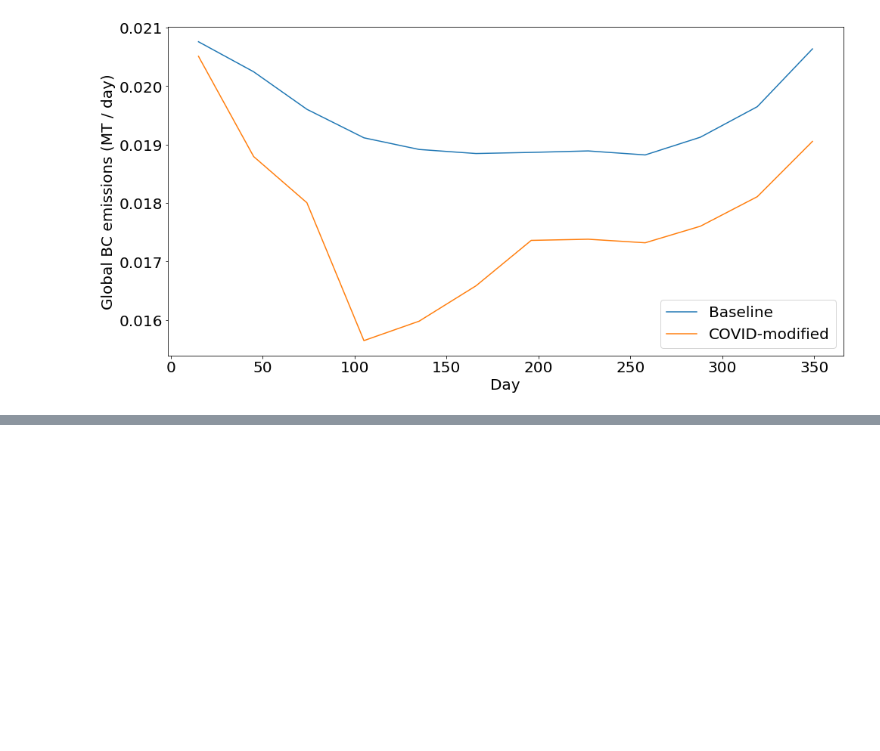
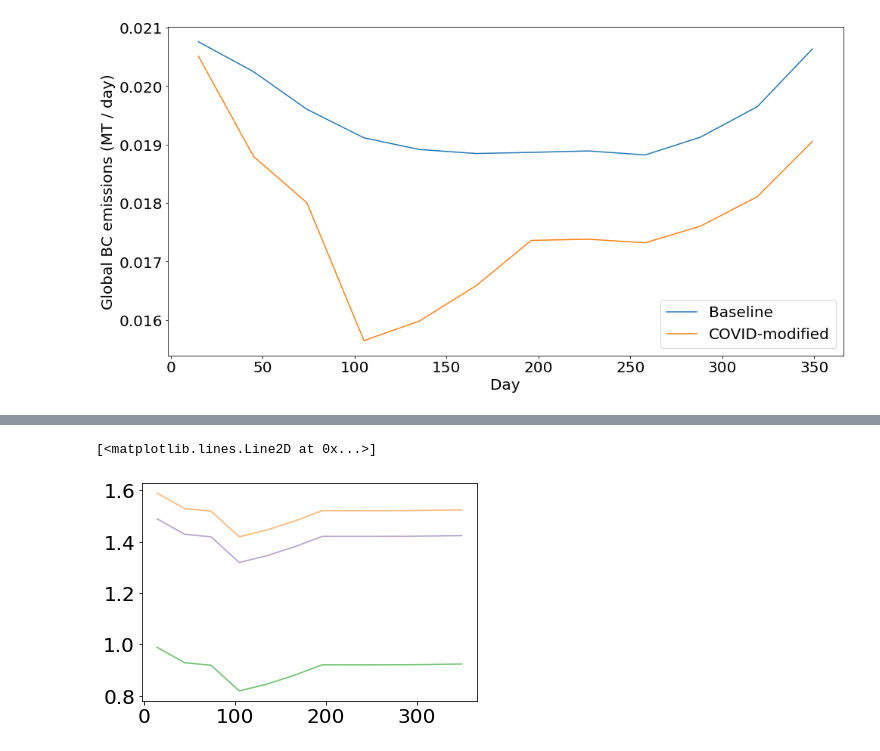
Before and after one commit to Rlamboll/modify_COVID19_netCDF_Emissions, a Jupyter notebook: calculations/Draw_emissions_plots.ipynb, the cells around one changed output, grey strips where cells are left out. Cells and saved outputs as stored; diff of their text form; code cells hidden in the pictures; blank space fills up the shorter version.

```diff
--- a/calculations/Draw_emissions_plots.ipynb
+++ b/calculations/Draw_emissions_plots.ipynb
@@ -113,0 +118,22 @@ fig.savefig(save_folder + "all_relative_data" + global_save)
+# %%
+colorlist = plt.cm.Accent(np.linspace(0,1,len(variable_names.keys())))
+#plt.cm.get_cmap("hsv", np.linspace(0, 1, len(variable_names.keys())))
+# %%
+plt.plot(
+            emission.variables["time"][plot_times] - 5 * 365,
+            world_emissions[plot_times] / world_base_emissions[plot_times],
+            color=colorlist[0]
+        )
+plt.plot(
+            emission.variables["time"][plot_times] - 5 * 365,
+            world_emissions[plot_times] / world_base_emissions[plot_times] + 0.5,
+            color=colorlist[1]
+        )
+plt.plot(
+            emission.variables["time"][plot_times] - 5 * 365,
+            world_emissions[plot_times] / world_base_emissions[plot_times] + 0.6,
+            color=colorlist[2]
+        )
+# %% [output]
+[<matplotlib.lines.Line2D at 0x...>]
+[figure, added]
```
Also changed, not shown: parts of 1 cell of this notebook, 3 other files.
